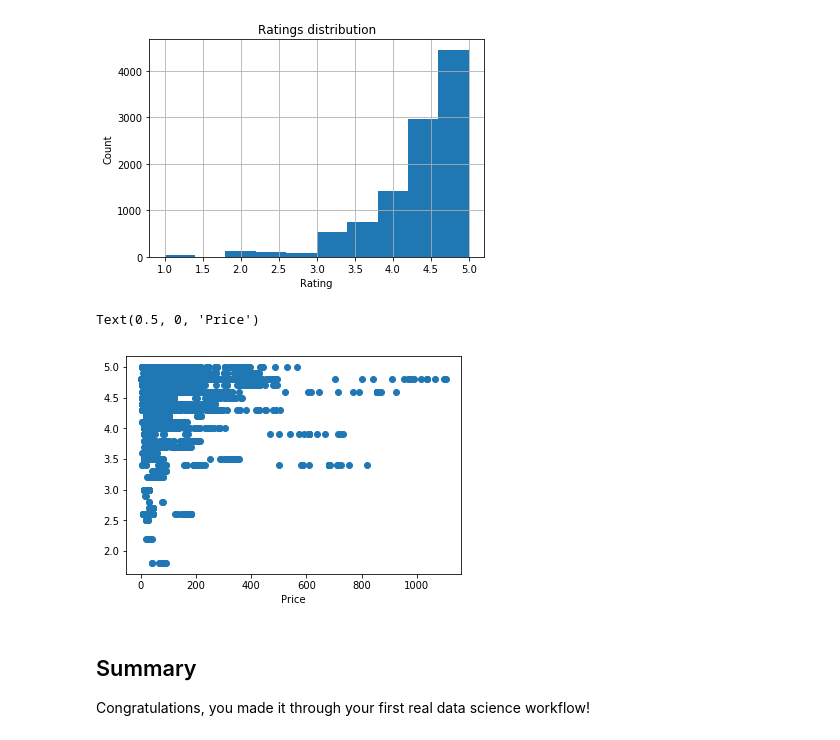
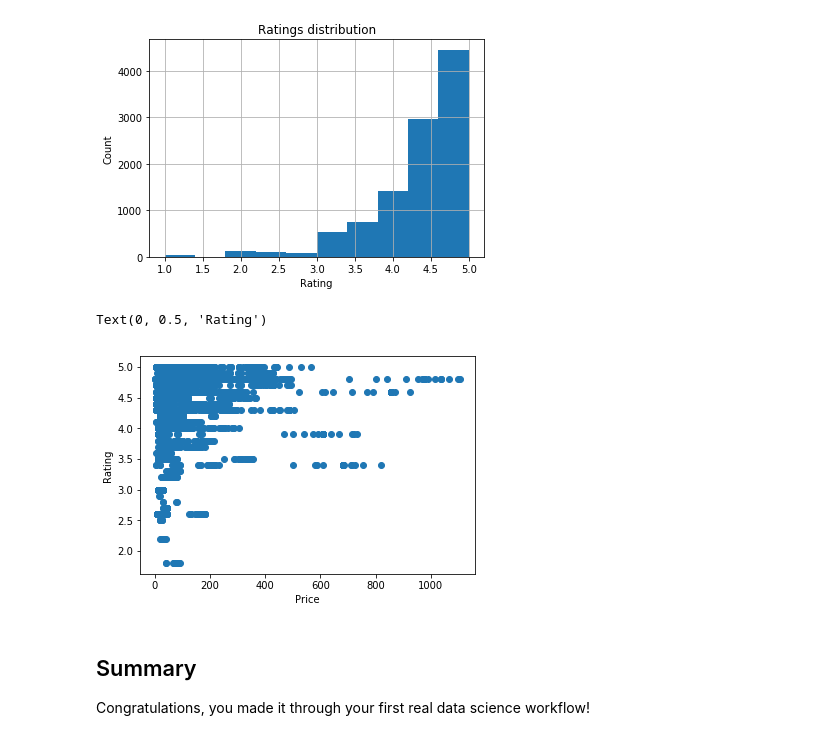
Before and after one commit to max-miller/dsc-first-codealong-nyc-ds-career-042219, a Jupyter notebook: index.ipynb, the cells around one changed output. Saved outputs shown, nothing was run; the diff lists cells and outputs as text; code cells hidden in the pictures.

```diff
--- a/index.ipynb
+++ b/index.ipynb
@@ -347,10 +347,10 @@ Text(0, 0.5, 'Count')
 # %%
 plt.scatter(df.list_price, df.star_rating)
 plt.xlabel("Price")
-plt.
+plt.ylabel("Rating")
 # %% [output]
-Text(0.5, 0, 'Price')
+Text(0, 0.5, 'Rating')
-[figure, old version]
+[figure, new version]
 # %% [markdown]
 ## Summary
 
```
